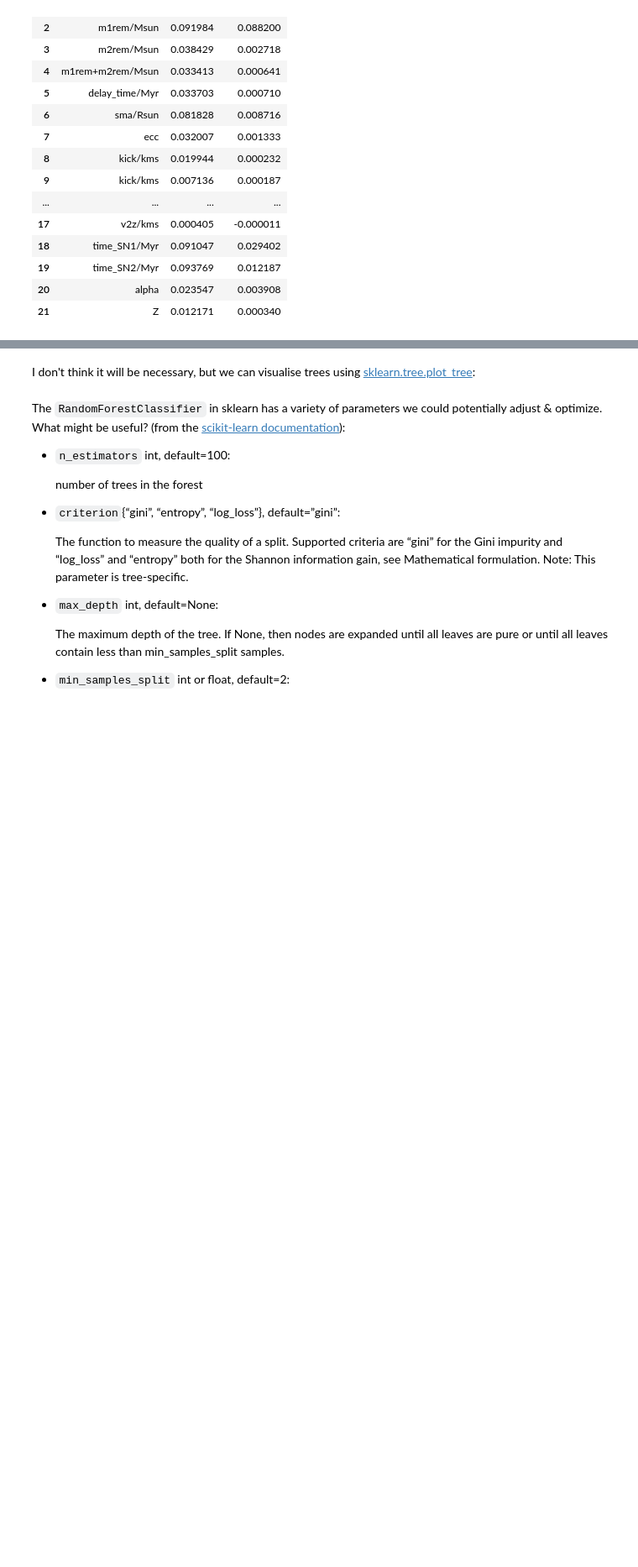
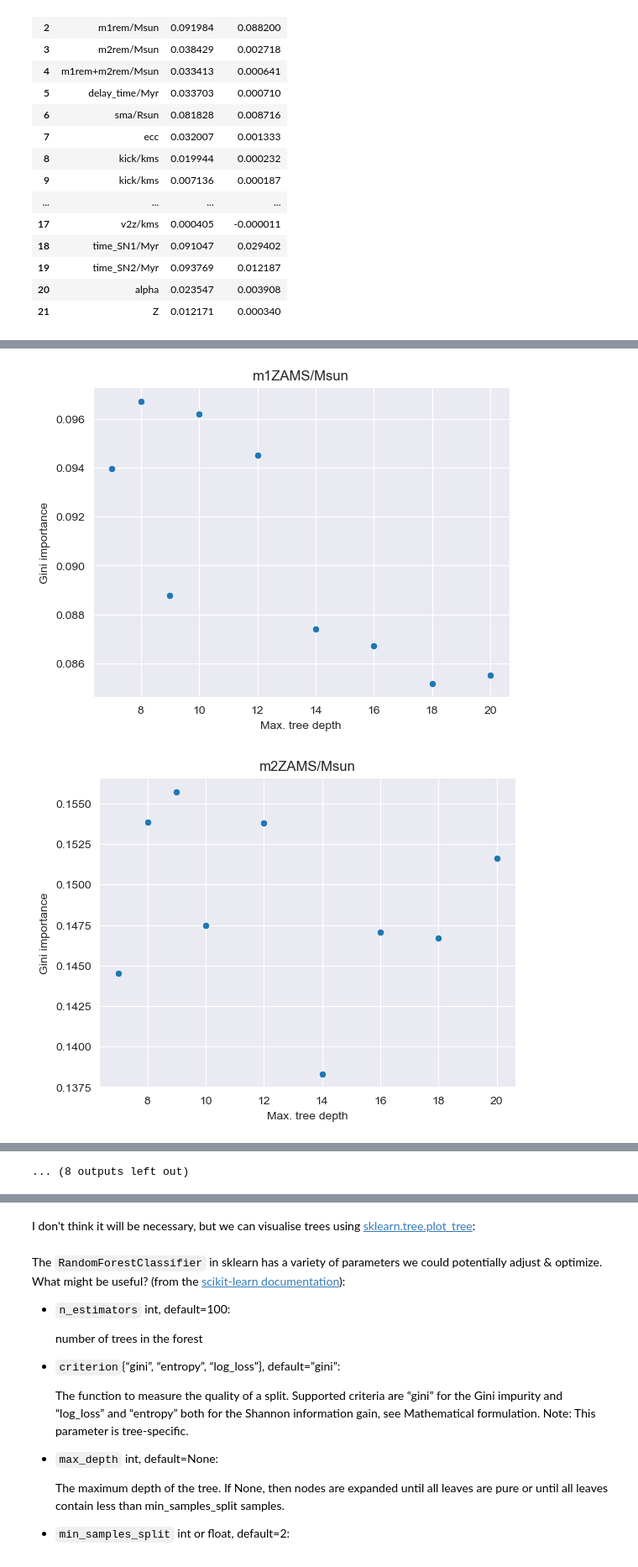
Before and after one commit to Giacomo-Menegatti/AstroLab, a Jupyter notebook: RF_playground.ipynb, the cells around one changed output, grey strips where cells are left out. Shown at 84% size. Cells and saved outputs as stored; diff of their text form; code cells hidden in the pictures; blank space fills up the shorter version.

```diff
--- a/RF_playground.ipynb
+++ b/RF_playground.ipynb
@@ -161,0 +289,17 @@ importances
+# %%
+# plot importance over depth for each parameter
+df = pd.DataFrame(np.array(importances), index=depths, columns=rf.feature_names_in_)
+
+for col in df.columns:
+     # how can I transform the 2D kick data into 2 df columns?
+    if col!="kick/kms":
+        # plot importance
+        fig, ax = plt.subplots()
+        sns.scatterplot(data=df, x=df.index, y=col, ax=ax)
+        ax.set_ylabel('Gini importance')
+        ax.set_xlabel('Max. tree depth')
+        ax.set_title(col)
+        plt.show()
+# %% [output]
+[figure, added]
+[figure, added]
@@ -161,0 +316 @@ importances
+... (8 outputs left out)
```
Also changed, not shown: parts of 16 cells of this notebook.
